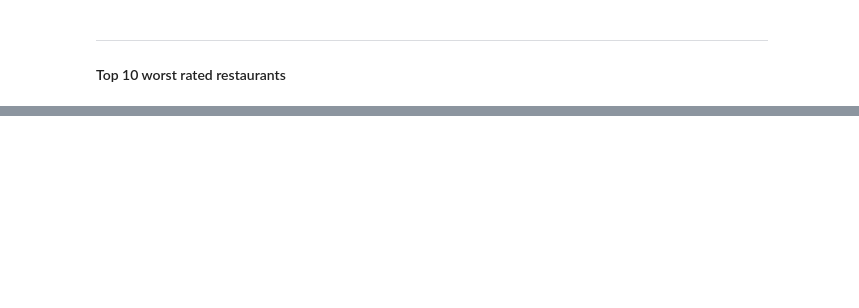
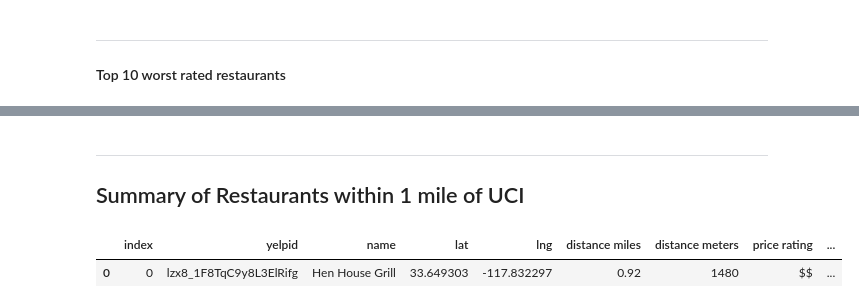
Before and after one commit to 95brianahn/Project-One-T1, a Jupyter notebook: UCI Eats - Team One.ipynb, the cells around one changed output, grey strips where cells are left out. Cells and saved outputs as stored; diff of their text form; code cells hidden in the pictures; blank space fills up the shorter version.

```diff
--- a/UCI Eats - Team One.ipynb
+++ b/UCI Eats - Team One.ipynb
@@ -1560,3 +1560,15 @@ plt.show()
 # %% [output]
 [interactive output not drawn]
 [interactive output not drawn]
+# %% [markdown]
+---
+## Summary of Restaurants within 1 mile of UCI
+# %%
+#setup some variables to hold summary information
+yelp_review_summary = []
+
+#view the restaurant headers
+restaurant_df.head(1)
+# %% [output]
+|  | index | yelpid | name | lat | lng | distance miles | distance meters | price rating | ... |
+| 0 | 0 | lzx8_1F8TqC9y8L3ElRifg | Hen House Grill | 33.649303 | -117.832297 | 0.92 | 1480 | $$ | ... |
```
Also changed, not shown: parts of 37 cells of this notebook.
